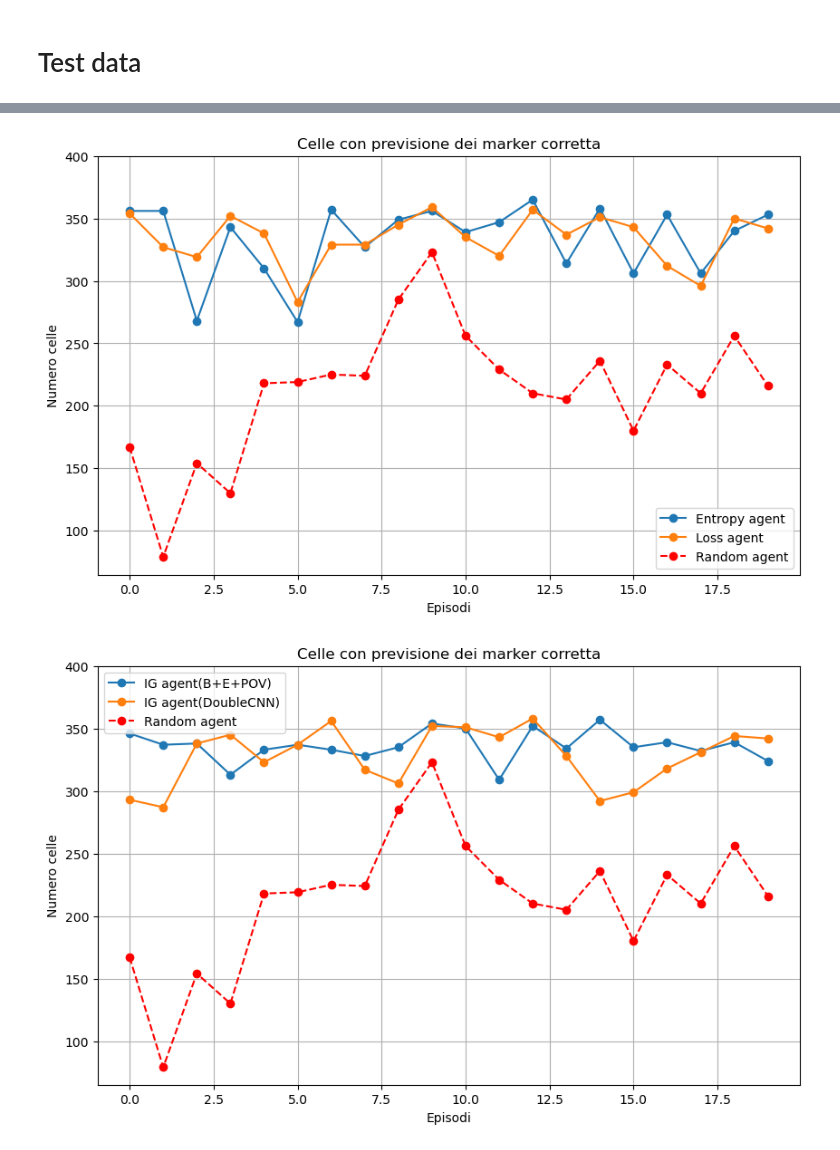
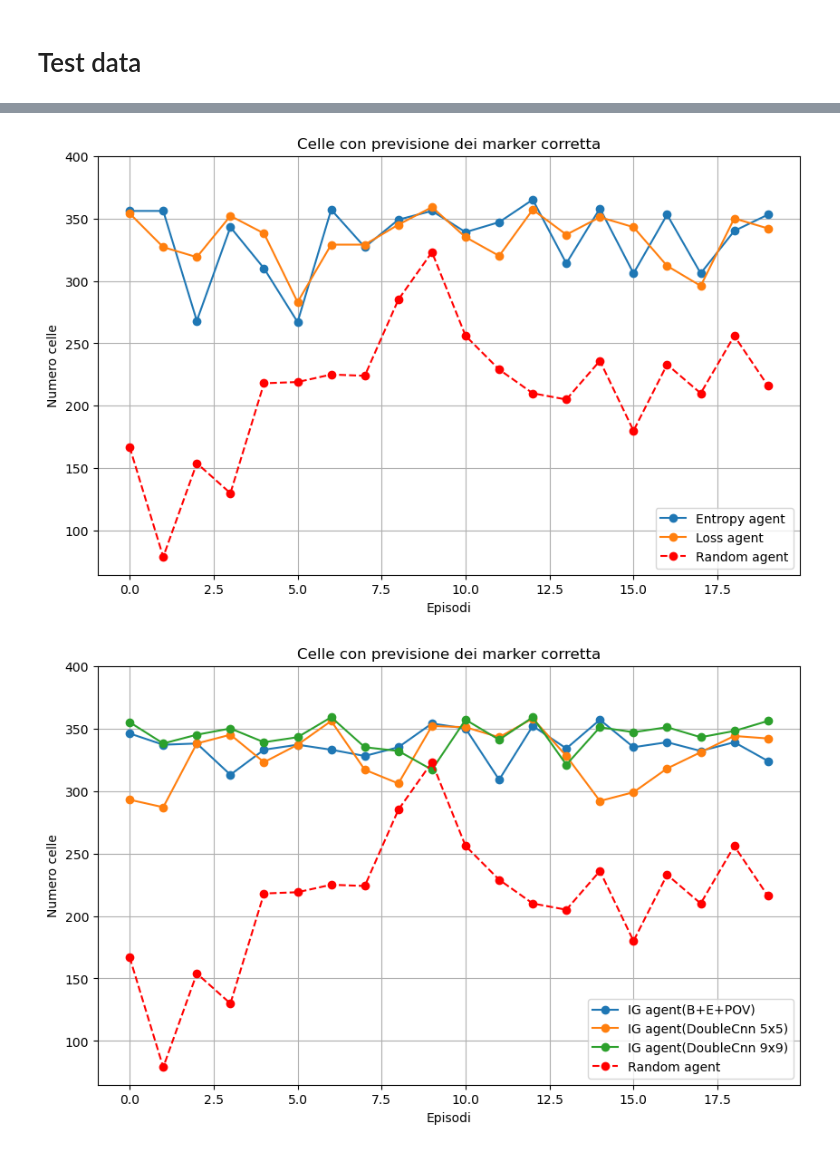
Before and after one commit to Emamasi-uni/explorationRL, a Jupyter notebook: results.ipynb, the cells around one changed output, grey strips where cells are left out. Drawn from its saved outputs; the diff is of its cells as text; code cells hidden in the pictures.

```diff
--- a/results.ipynb
+++ b/results.ipynb
@@ -138,7 +139,8 @@ test_data_entropy = read_dict(file_path=f"./data/policy1_entropy/test_data_entro
 test_data_loss = read_dict(file_path=f"./data/policy1_loss/test_data_loss_cnn.json")
 test_data_random = read_dict(file_path=f"./data/policy1_random/test_data_random_cnn.json")
 test_data_ig_reward = read_dict(file_path=f"./data/policy2_ig_reward/test_data_ig_reward_cnn_new_env_20x20_with_pov.json")
-test_data_ig_reward_doubleCNN = read_dict(file_path=f"./data/policy2_ig_reward/test_data_ig_reward_env_20x20_doubleCNN_expov1.json")
+test_data_ig_reward_doubleCNN_expov1 = read_dict(file_path=f"./data/policy2_ig_reward/test_data_ig_reward_env_20x20_doubleCNN_expov1.json")
+test_data_ig_reward_doubleCNN_expov3 = read_dict(file_path=f"./data/policy2_ig_reward/test_data_ig_reward_env_20x20_doubleCNN_expov3.json")
 test_data_ig_reward_curriculum = read_dict(file_path=f"./data/policy2_ig_reward_curriculum/test_data_ig_reward_curriculum_cnn.json")
 test_data_random_agent = read_dict(file_path=f"./data/random_agent/test_data_random_agent_ig_new_env_20x20.json")
 test_data_no_train = read_dict(file_path=f"data/no_train/test_data_no_train_ig_new_env_20x20.json")
@@ -178,40 +180,40 @@ plot_metrics(test_data_policy_no_train,
 [figure]
 # %%
 test_data_policy_best_pov = [test_data_entropy['cells_marker_pred_1_per_run'], test_data_loss['cells_marker_pred_1_per_run'], test_data_random_agent['cells_marker_pred_1_per_run']]
-test_data_policy_ig = [test_data_ig_reward['cells_marker_pred_1_per_run'], test_data_ig_reward_doubleCNN['cells_marker_pred_1_per_run'], test_data_random_agent['cells_marker_pred_1_per_run']]
+test_data_policy_ig = [test_data_ig_reward['cells_marker_pred_1_per_run'], test_data_ig_reward_doubleCNN_expov1['cells_marker_pred_1_per_run'], test_data_ig_reward_doubleCNN_expov3['cells_marker_pred_1_per_run'], test_data_random_agent['cells_marker_pred_1_per_run']]
 test_data_policy_ig_curriculum = [test_data_ig_reward_curriculum['cells_marker_pred_1_per_run'], test_data_random_agent['cells_marker_pred_1_per_run']]
 test_data_no_train_cell_pred = [test_data_no_train['cells_marker_pred_1_per_run'], test_data_random_agent['cells_marker_pred_1_per_run']]
 
 plot_metrics(test_data_policy_best_pov,
              title="Celle con previsione dei marker corretta",
              ylabel="Numero celle",
              xlabel="Episodi",
              legend_labels=["Entropy agent", "Loss agent", "Random agent"],
              max_y=max_cells)
 
 plot_metrics(test_data_policy_ig,
              title="Celle con previsione dei marker corretta",
              ylabel="Numero celle",
              xlabel="Episodi",
-             legend_labels=["IG agent(B+E+POV)", "IG agent(DoubleCNN)", "Random agent"],
+             legend_labels=["IG agent(B+E+POV)", 'IG agent(DoubleCnn 5x5)', 'IG agent(DoubleCnn 9x9)', "Random agent"],
              max_y=max_cells)
 
 plot_metrics(test_data_policy_ig_curriculum,
              title="Celle con previsione dei marker corretta",
              ylabel="Numero celle",
              xlabel="Episodi",
              legend_labels=["IG curriculum agent", "Random agent"],
              max_y=max_cells)
 
 plot_metrics(test_data_no_train_cell_pred,
             title="Celle con previsione dei marker corretta",
             ylabel="Numero celle",
             xlabel="Episodi",
             legend_labels=["No train agent", "Random agent"],
             max_y=max_cells)
 # %% [output]
 [figure]
-[figure, old version]
+[figure, new version]
 [figure]
 [figure]
 # %%
```
Also changed, not shown: parts of 11 cells of this notebook, 6 other files.
